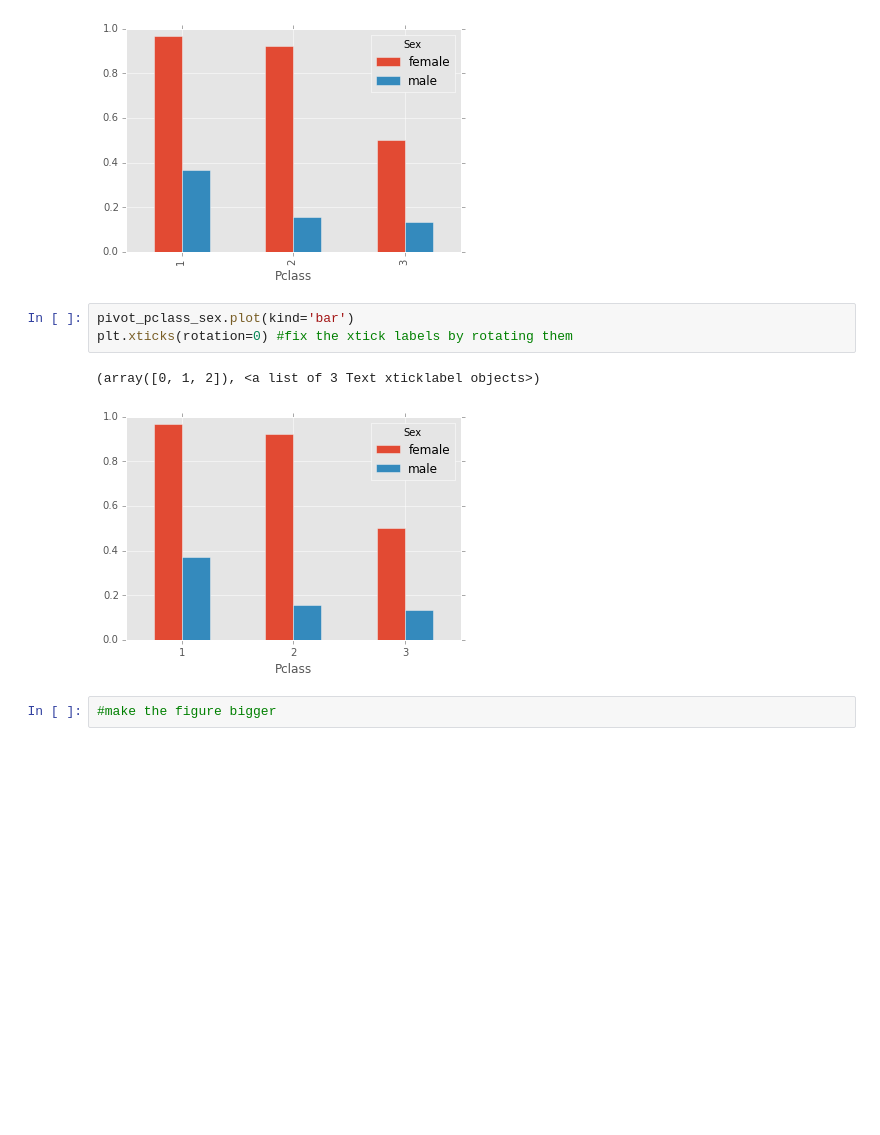
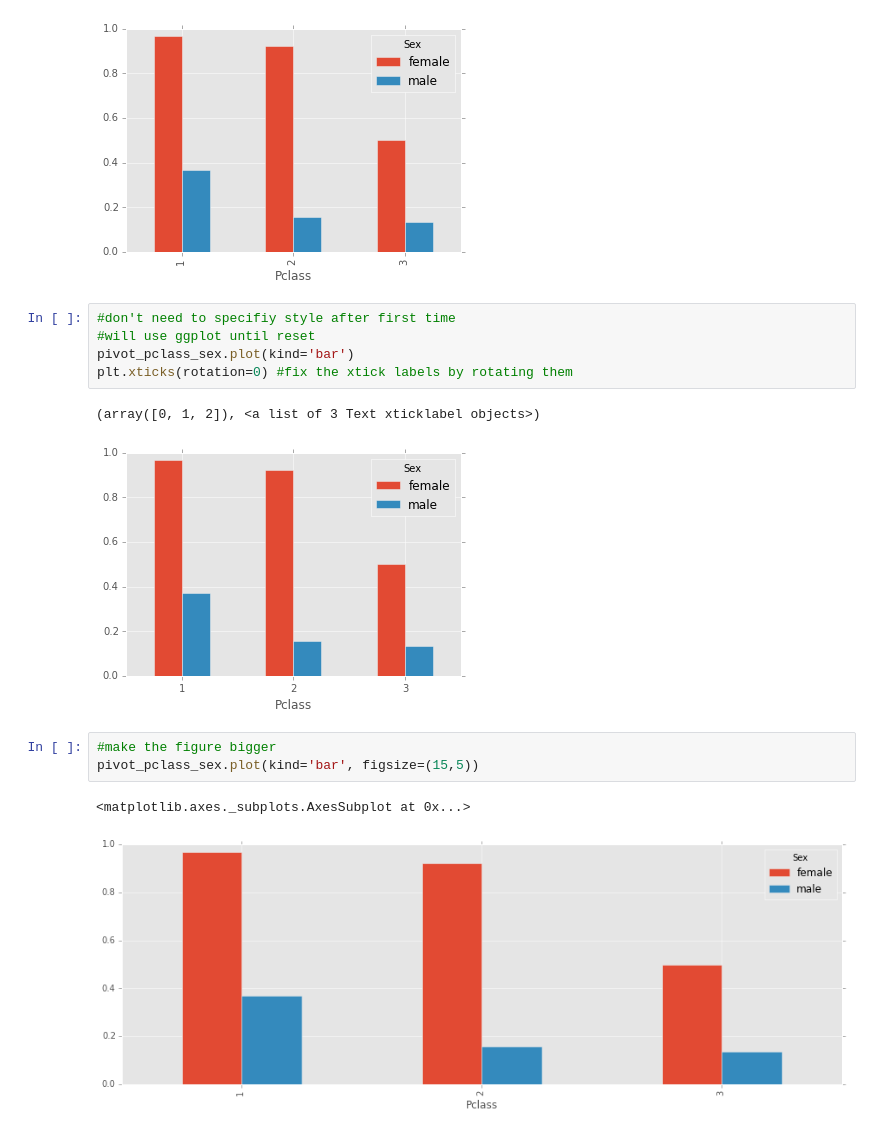
Before and after one commit to story645/ccny_software_carpentary, a Jupyter notebook: afternoon_session.ipynb, the cells around one changed output. Cells and saved outputs as stored; diff of their text form; blank space fills up the shorter version.

Commit message:
plotting, saving, bash

```diff
--- a/afternoon_session.ipynb
+++ b/afternoon_session.ipynb
@@ -1001,6 +1001,8 @@ pivot_pclass_sex.plot(kind='bar')
 <matplotlib.axes._subplots.AxesSubplot at 0x...>
 [figure]
 # %%
+#don't need to specifiy style after first time
+#will use ggplot until reset
 pivot_pclass_sex.plot(kind='bar')
 plt.xticks(rotation=0) #fix the xtick labels by rotating them
 # %% [output]
@@ -1008,3 +1010,7 @@ plt.xticks(rotation=0) #fix the xtick labels by rotating them
 [figure]
 # %%
 #make the figure bigger
+pivot_pclass_sex.plot(kind='bar', figsize=(15,5))
+# %% [output]
+<matplotlib.axes._subplots.AxesSubplot at 0x...>
+[figure, added]
```
Also changed, not shown: parts of 7 cells of this notebook.
